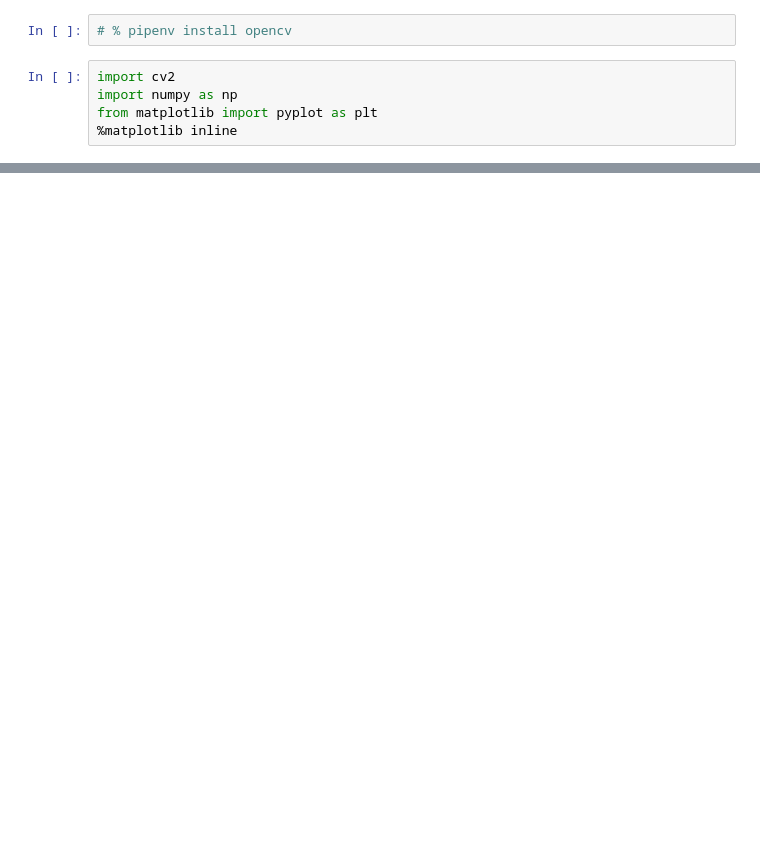
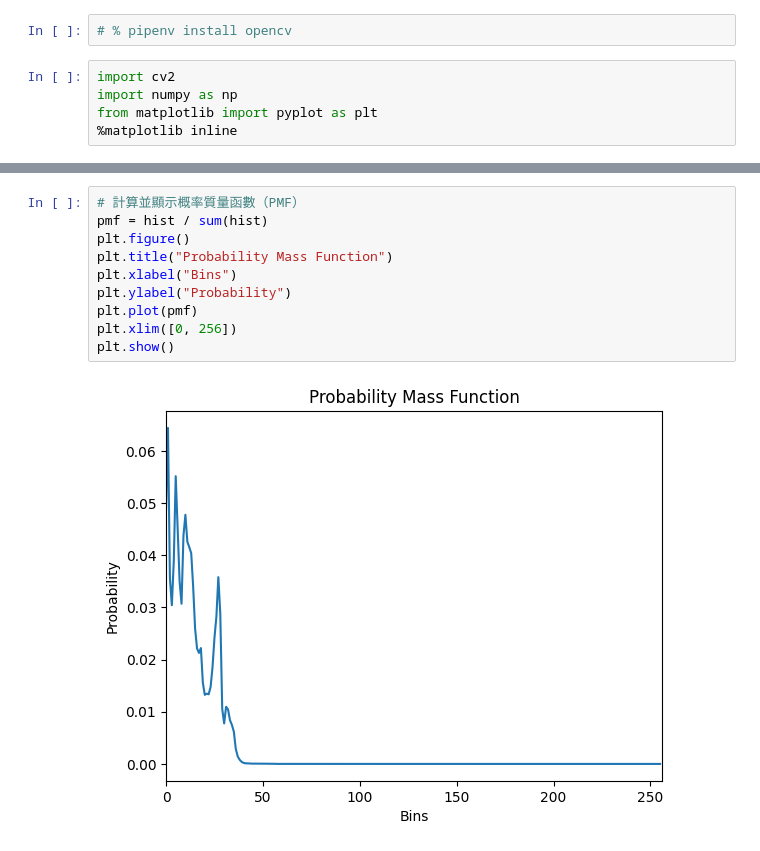
Before and after one commit to hhjjy/capstone, a Jupyter notebook: hw_1.ipynb, the cells around one changed output, grey strips where cells are left out. Saved outputs shown, nothing was run; the diff lists cells and outputs as text; blank space fills up the shorter version.

```diff
--- a/hw_1.ipynb
+++ b/hw_1.ipynb
@@ -108,0 +54,12 @@ plt.show()
+# %%
+# 計算並顯示概率質量函數（PMF）
+pmf = hist / sum(hist)
+plt.figure()
+plt.title("Probability Mass Function")
+plt.xlabel("Bins")
+plt.ylabel("Probability")
+plt.plot(pmf)
+plt.xlim([0, 256])
+plt.show()
+# %% [output]
+[figure, added]
```
Also changed, not shown: parts of 12 cells of this notebook, 14 other files.
